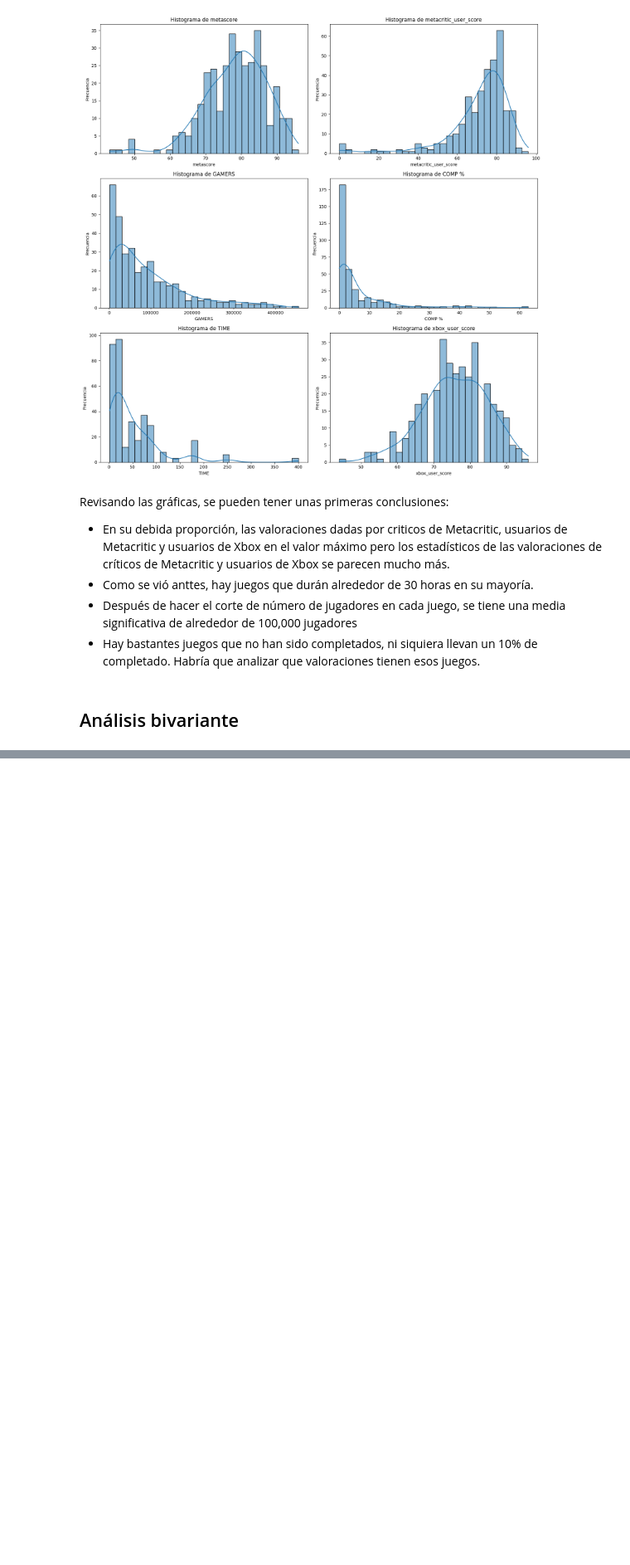
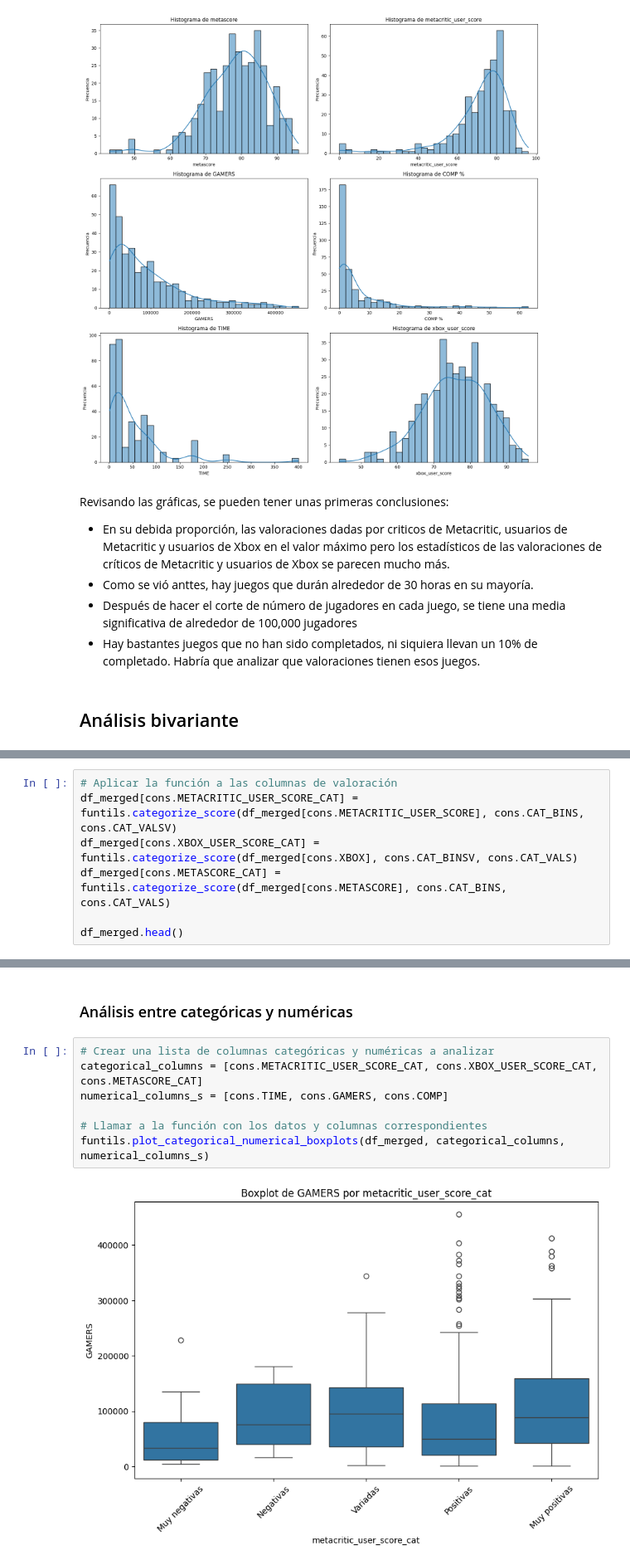
Before and after one commit to RisaacSBolivar/EDA_AprovechamientoXboxGP, a Jupyter notebook: src/notebooks/analisis.ipynb, the cells around one changed output, grey strips where cells are left out. Shown at 83% size. Drawn from its saved outputs; the diff is of its cells as text; blank space fills up the shorter version.

Commit message:
Análisis bivariante
Se hizo análisis bivariante y se generaron nuevas columnas categóricas

```diff
--- a/src/notebooks/analisis.ipynb
+++ b/src/notebooks/analisis.ipynb
@@ -451,0 +454,7 @@ Revisando las gráficas, se pueden tener unas primeras conclusiones:
+# %%
+# Aplicar la función a las columnas de valoración
+df_merged[cons.METACRITIC_USER_SCORE_CAT] = funtils.categorize_score(df_merged[cons.METACRITIC_USER_SCORE], cons.CAT_BINS, cons.CAT_VALSV)
+df_merged[cons.XBOX_USER_SCORE_CAT] = funtils.categorize_score(df_merged[cons.XBOX], cons.CAT_BINSV, cons.CAT_VALS)
+df_merged[cons.METASCORE_CAT] = funtils.categorize_score(df_merged[cons.METASCORE], cons.CAT_BINS, cons.CAT_VALS)
+
+df_merged.head()
@@ -451,0 +468,11 @@ Revisando las gráficas, se pueden tener unas primeras conclusiones:
+# %% [markdown]
+### Análisis entre categóricas y numéricas
+# %%
+# Crear una lista de columnas categóricas y numéricas a analizar
+categorical_columns = [cons.METACRITIC_USER_SCORE_CAT, cons.XBOX_USER_SCORE_CAT, cons.METASCORE_CAT]
+numerical_columns_s = [cons.TIME, cons.GAMERS, cons.COMP]
+
+# Llamar a la función con los datos y columnas correspondientes
+funtils.plot_categorical_numerical_boxplots(df_merged, categorical_columns, numerical_columns_s)
+# %% [output]
+[figure, added]
```
Also changed, not shown: parts of 13 cells of this notebook, 2 other files.
